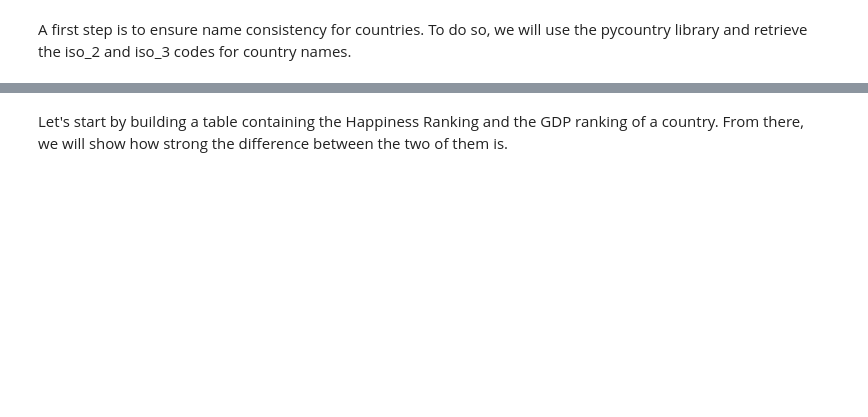
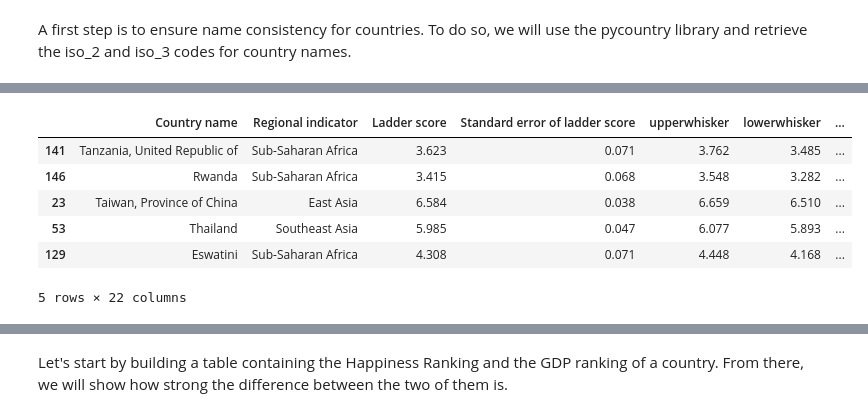
Before and after one commit to com-480-data-visualization/datavis-project-2022-notafootballteam, a Jupyter notebook: Milestones/milestone2.ipynb, the cells around one changed output, grey strips where cells are left out. Drawn from its saved outputs; the diff is of its cells as text; code cells hidden in the pictures; blank space fills up the shorter version.

```diff
--- a/Milestones/milestone2.ipynb
+++ b/Milestones/milestone2.ipynb
@@ -114,5 +123,15 @@ print(codes_3)
 # %%
 df_happy_2021["iso_2"] = codes_2
 df_happy_2021["iso_3"] = codes_3
+# %%
+df_happy_2021.sample(5)
+# %% [output]
+|  | Country name | Regional indicator | Ladder score | Standard error of ladder score | upperwhisker | lowerwhisker | ... |
+| 141 | Tanzania, United Republic of | Sub-Saharan Africa | 3.623 | 0.071 | 3.762 | 3.485 | ... |
+| 146 | Rwanda | Sub-Saharan Africa | 3.415 | 0.068 | 3.548 | 3.282 | ... |
+| 23 | Taiwan, Province of China | East Asia | 6.584 | 0.038 | 6.659 | 6.510 | ... |
+| 53 | Thailand | Southeast Asia | 5.985 | 0.047 | 6.077 | 5.893 | ... |
+| 129 | Eswatini | Sub-Saharan Africa | 4.308 | 0.071 | 4.448 | 4.168 | ... |
+5 rows × 22 columns
 # %%
 df_happy_2021[df_happy_2021['iso_3'] == "Unknown code"]
```
Also changed, not shown: parts of 16 cells of this notebook, 1 other file.
